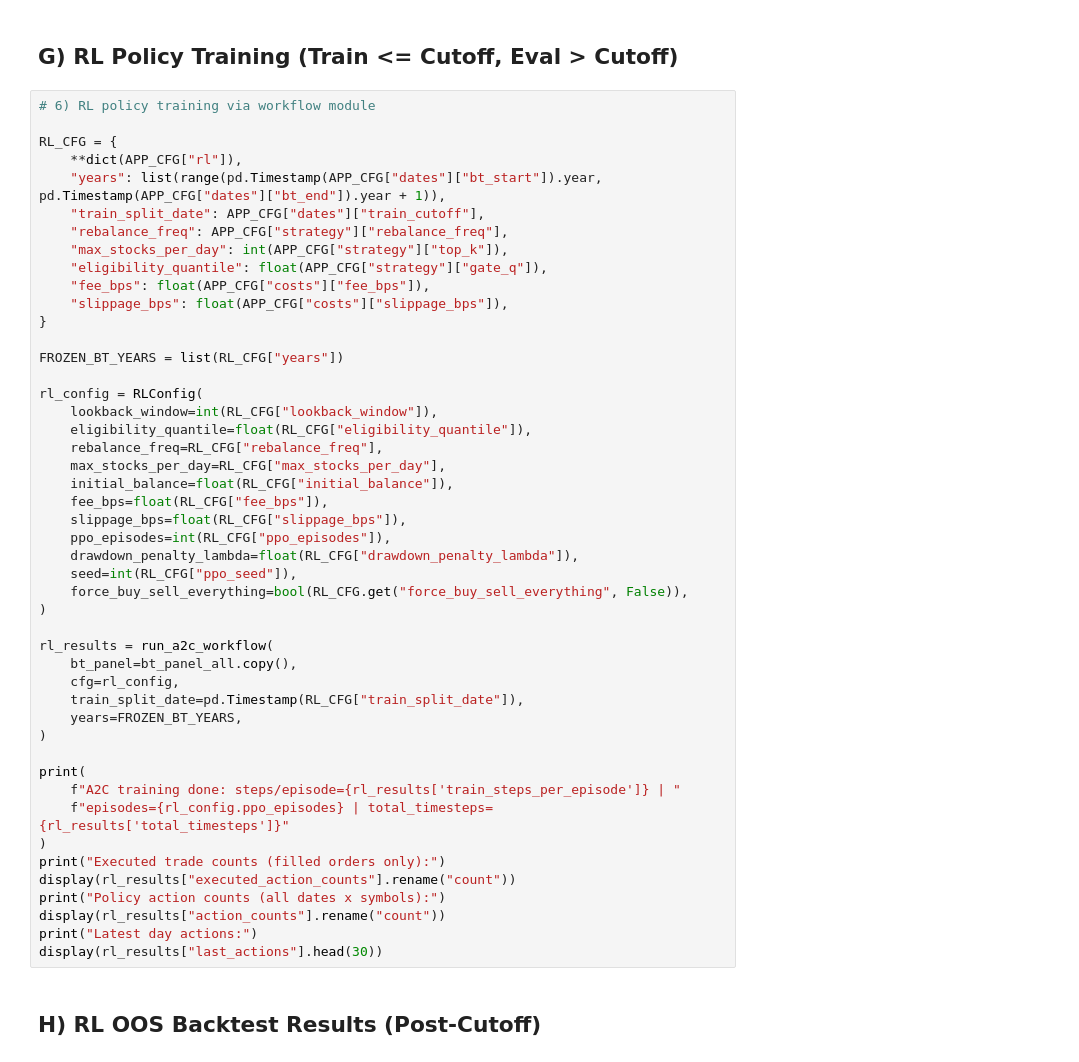
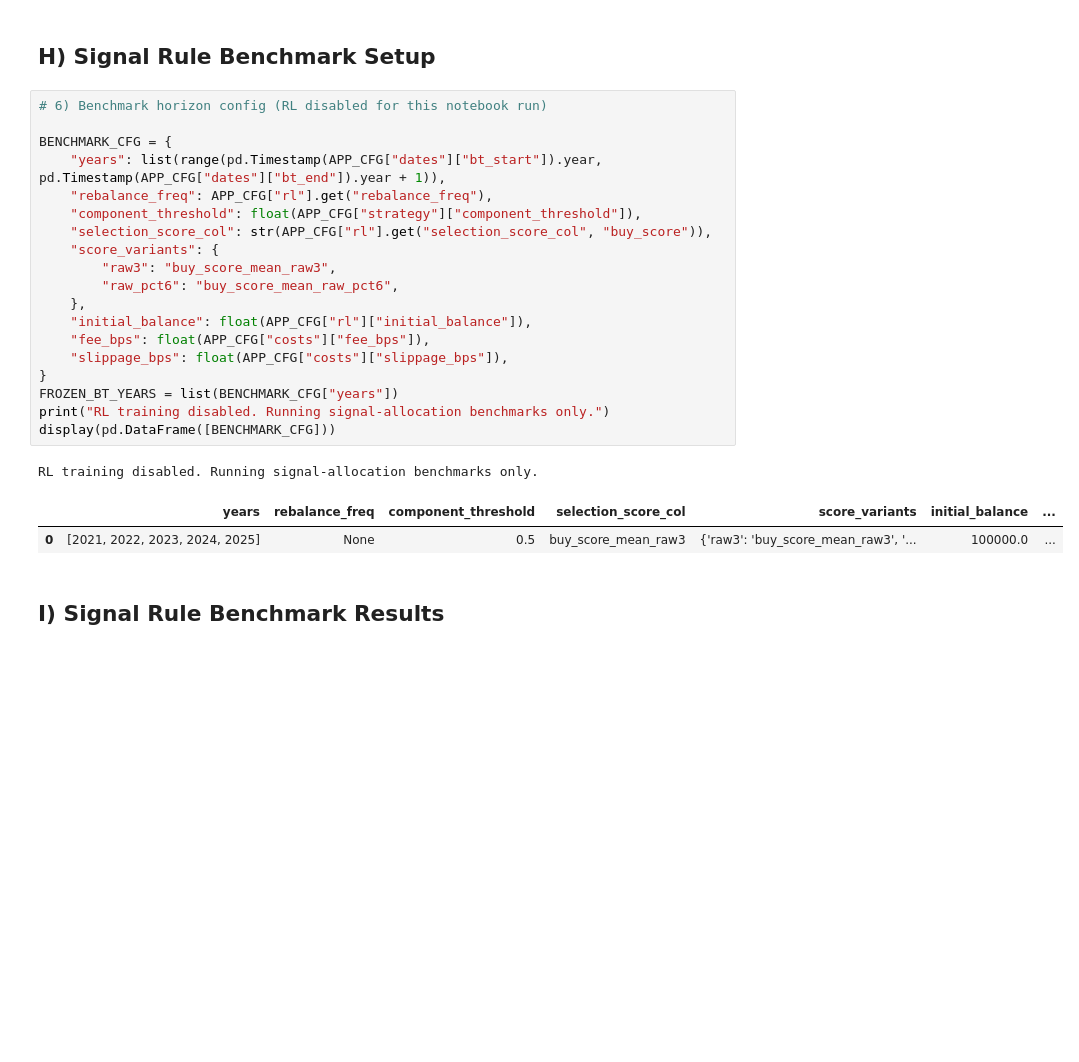
Before and after one commit to quantarb/optimal_trader, a Jupyter notebook: notebook_traditional_ml_backtest_from_2025.ipynb, the cells around one changed output. Drawn from its saved outputs; the diff is of its cells as text; blank space fills up the shorter version.

```diff
--- a/notebook_traditional_ml_backtest_from_2025.ipynb
+++ b/notebook_traditional_ml_backtest_from_2025.ipynb
@@ -399,52 +605,28 @@ print(
 # %% [markdown]
-## G) RL Policy Training (Train <= Cutoff, Eval > Cutoff)
+## H) Signal Rule Benchmark Setup
 # %%
-# 6) RL policy training via workflow module
+# 6) Benchmark horizon config (RL disabled for this notebook run)
 
-RL_CFG = {
-    **dict(APP_CFG["rl"]),
+BENCHMARK_CFG = {
     "years": list(range(pd.Timestamp(APP_CFG["dates"]["bt_start"]).year, pd.Timestamp(APP_CFG["dates"]["bt_end"]).year + 1)),
-    "train_split_date": APP_CFG["dates"]["train_cutoff"],
-    "rebalance_freq": APP_CFG["strategy"]["rebalance_freq"],
-    "max_stocks_per_day": int(APP_CFG["strategy"]["top_k"]),
-    "eligibility_quantile": float(APP_CFG["strategy"]["gate_q"]),
+    "rebalance_freq": APP_CFG["rl"].get("rebalance_freq"),
+    "component_threshold": float(APP_CFG["strategy"]["component_threshold"]),
+    "selection_score_col": str(APP_CFG["rl"].get("selection_score_col", "buy_score")),
+    "score_variants": {
+        "raw3": "buy_score_mean_raw3",
+        "raw_pct6": "buy_score_mean_raw_pct6",
+    },
+    "initial_balance": float(APP_CFG["rl"]["initial_balance"]),
     "fee_bps": float(APP_CFG["costs"]["fee_bps"]),
     "slippage_bps": float(APP_CFG["costs"]["slippage_bps"]),
 }
-
-FROZEN_BT_YEARS = list(RL_CFG["years"])
-
-rl_config = RLConfig(
-    lookback_window=int(RL_CFG["lookback_window"]),
-    eligibility_quantile=float(RL_CFG["eligibility_quantile"]),
-    rebalance_freq=RL_CFG["rebalance_freq"],
-    max_stocks_per_day=RL_CFG["max_stocks_per_day"],
-    initial_balance=float(RL_CFG["initial_balance"]),
-    fee_bps=float(RL_CFG["fee_bps"]),
-    slippage_bps=float(RL_CFG["slippage_bps"]),
-    ppo_episodes=int(RL_CFG["ppo_episodes"]),
-    drawdown_penalty_lambda=float(RL_CFG["drawdown_penalty_lambda"]),
-    seed=int(RL_CFG["ppo_seed"]),
-    force_buy_sell_everything=bool(RL_CFG.get("force_buy_sell_everything", False)),
-)
-
-rl_results = run_a2c_workflow(
-    bt_panel=bt_panel_all.copy(),
-    cfg=rl_config,
-    train_split_date=pd.Timestamp(RL_CFG["train_split_date"]),
-    years=FROZEN_BT_YEARS,
-)
-
-print(
-    f"A2C training done: steps/episode={rl_results['train_steps_per_episode']} | "
-    f"episodes={rl_config.ppo_episodes} | total_timesteps={rl_results['total_timesteps']}"
-)
-print("Executed trade counts (filled orders only):")
-display(rl_results["executed_action_counts"].rename("count"))
-print("Policy action counts (all dates x symbols):")
-display(rl_results["action_counts"].rename("count"))
-print("Latest day actions:")
-display(rl_results["last_actions"].head(30))
+FROZEN_BT_YEARS = list(BENCHMARK_CFG["years"])
+print("RL training disabled. Running signal-allocation benchmarks only.")
+display(pd.DataFrame([BENCHMARK_CFG]))
+# %% [output]
+RL training disabled. Running signal-allocation benchmarks only.
+|  | years | rebalance_freq | component_threshold | selection_score_col | score_variants | initial_balance | ... |
+| 0 | [2021, 2022, 2023, 2024, 2025] | None | 0.5 | buy_score_mean_raw3 | {'raw3': 'buy_score_mean_raw3', '... | 100000.0 | ... |
 # %% [markdown]
-## H) RL OOS Backtest Results (Post-Cutoff)
+## I) Signal Rule Benchmark Results
 # %%
```
Also changed, not shown: parts of 36 cells of this notebook, 58 other files.
